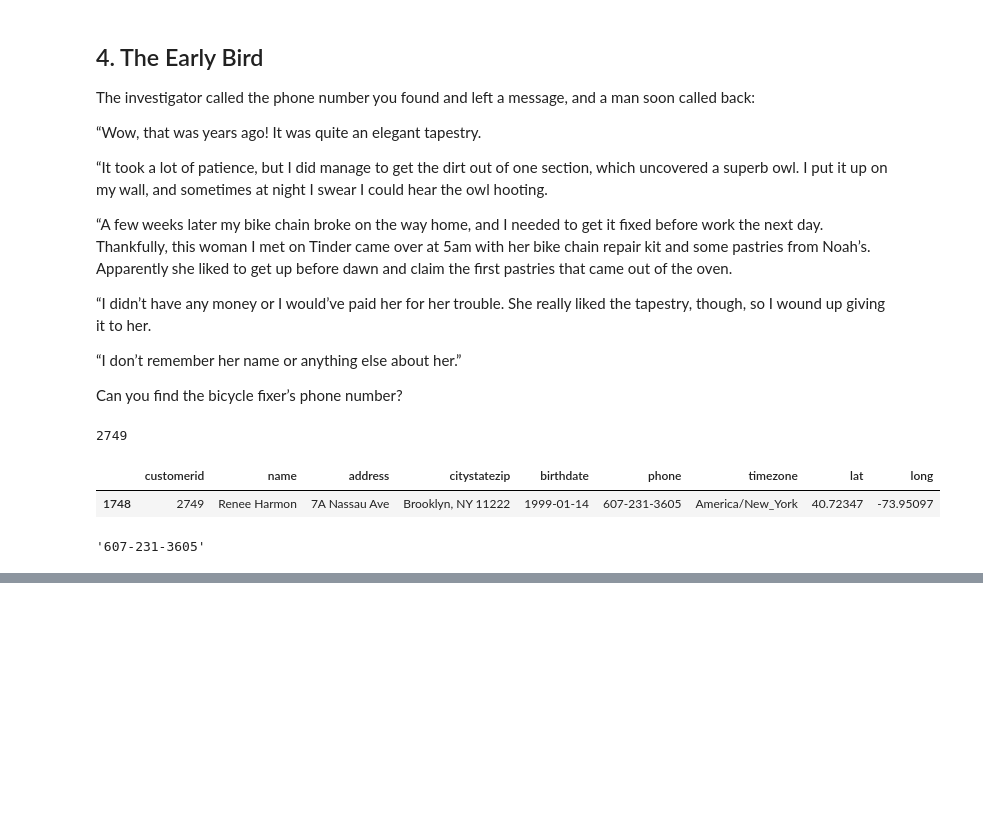
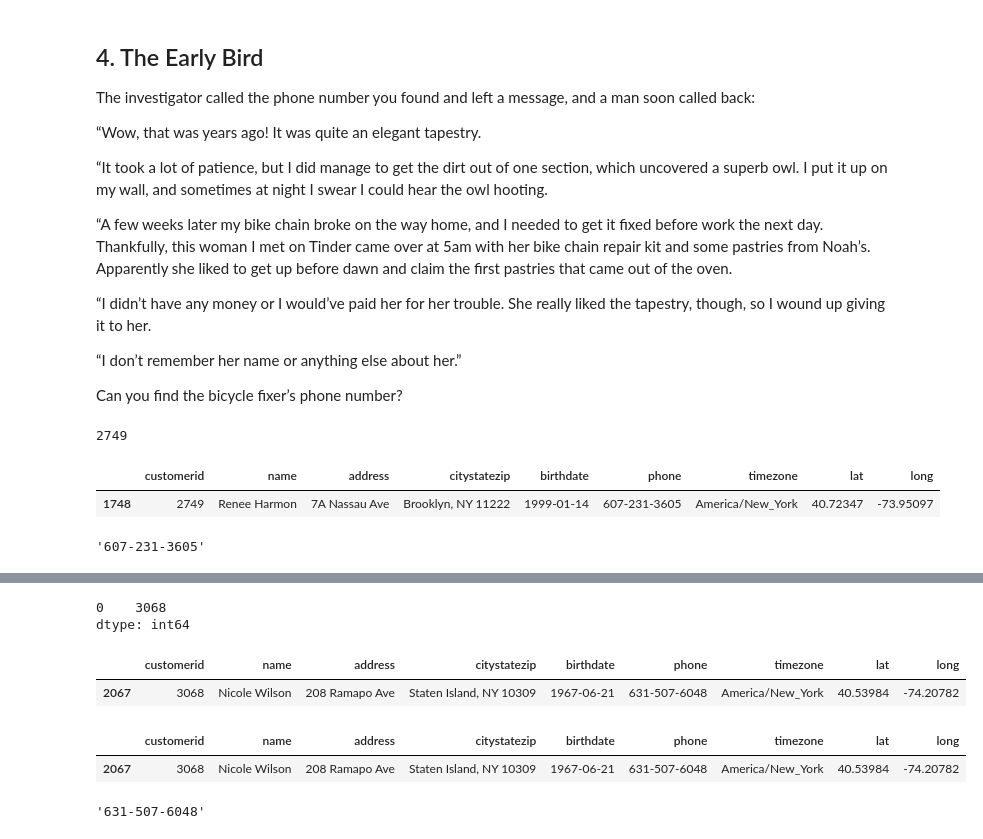
Before and after one commit to danielcs88/Hannukah-of-Data, a Jupyter notebook: 5784/2023_hod.ipynb, the cells around one changed output, grey strips where cells are left out. Saved outputs shown, nothing was run; the diff lists cells and outputs as text; code cells hidden in the pictures; blank space fills up the shorter version.

```diff
--- a/5784/2023_hod.ipynb
+++ b/5784/2023_hod.ipynb
@@ -569,0 +660,41 @@ customers.pipe(four_the_early_bird).pipe(answer)
+# %%
+customers.pipe(top_customers_id_cat_products)
+# %% [output]
+0    3068
+dtype: int64
+# %%
+def five_the_cat_lady(customers_df: pd.DataFrame = customers) -> pd.DataFrame:
+    """
+    Filters and returns a DataFrame containing information about customers who
+    are identified as top customers based on their purchase history of products
+    containing the term "cat" in the description.
+
+    Parameters
+    ----------
+    customers_df : pd.DataFrame, optional
+        DataFrame containing customer information, by default customers
+
+    Returns
+    -------
+    pd.DataFrame
+        DataFrame containing information about customers identified as top
+        customers based on their purchase history of "cat" products.
+    """
+    top_customers_id_cat_products_series: pd.Series = top_customers_id_cat_products()
+    return customers_df.loc[
+        customers_df["customerid"].isin(top_customers_id_cat_products_series)
+    ]
+# %%
+customers.pipe(five_the_cat_lady)
+# %% [output]
+|  | customerid | name | address | citystatezip | birthdate | phone | timezone | lat | long |
+| 2067 | 3068 | Nicole Wilson | 208 Ramapo Ave | Staten Island, NY 10309 | 1967-06-21 | 631-507-6048 | America/New_York | 40.53984 | -74.20782 |
+# %%
+(customers.pipe(five_the_cat_lady).pipe(display))
+# %% [output]
+|  | customerid | name | address | citystatezip | birthdate | phone | timezone | lat | long |
+| 2067 | 3068 | Nicole Wilson | 208 Ramapo Ave | Staten Island, NY 10309 | 1967-06-21 | 631-507-6048 | America/New_York | 40.53984 | -74.20782 |
+# %%
+(customers.pipe(five_the_cat_lady).pipe(answer))
+# %% [output]
+'631-507-6048'
```
Also changed, not shown: parts of 32 cells of this notebook, 8 other files.
